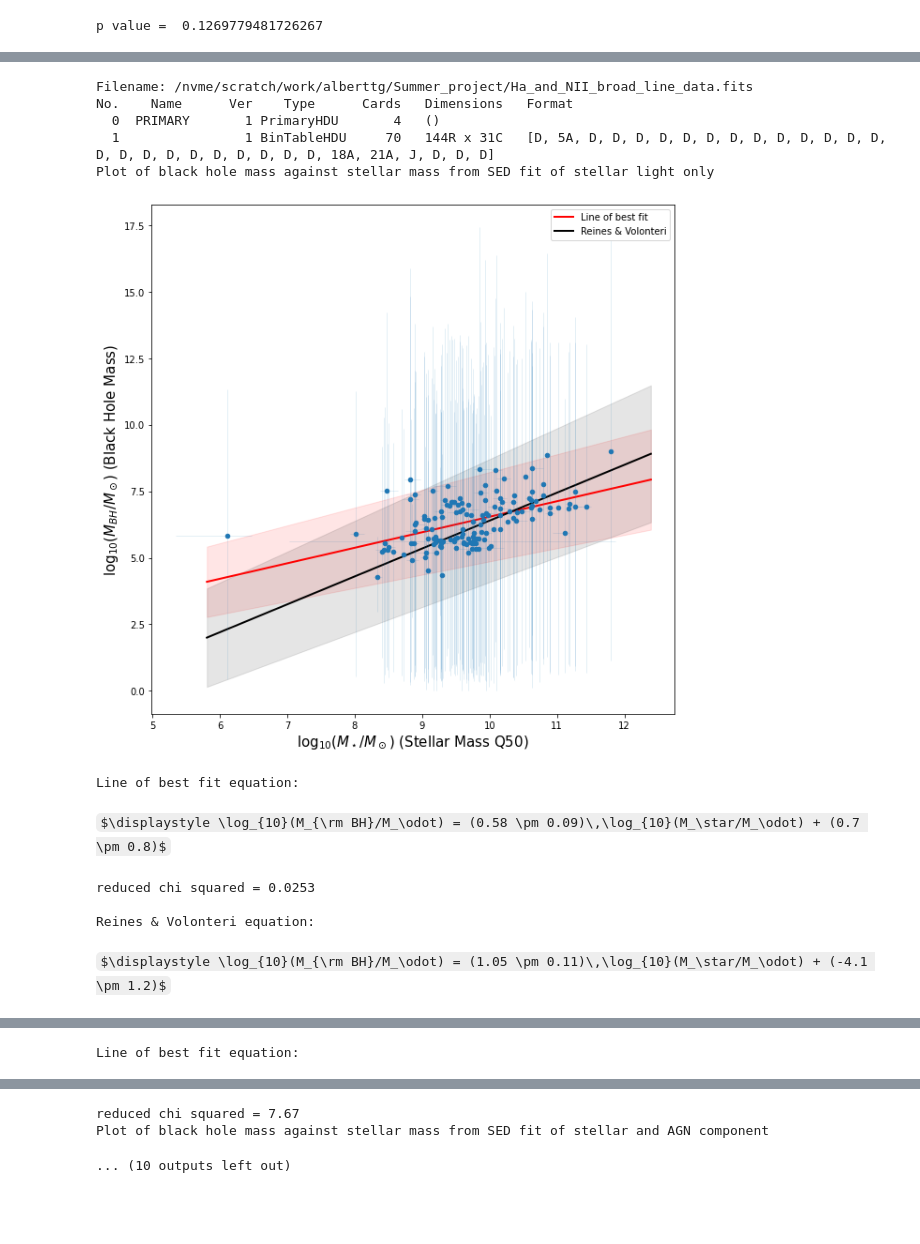
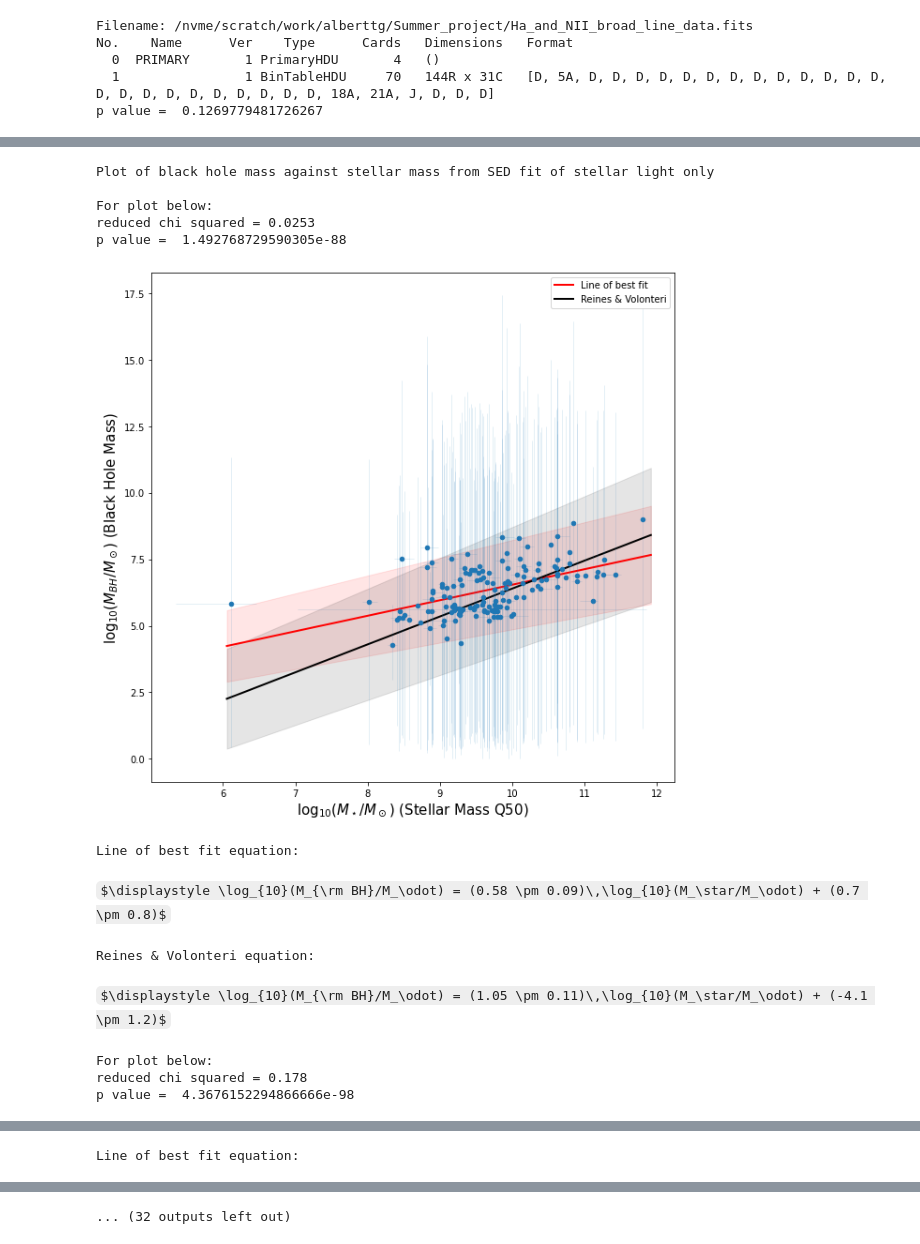
Before and after one commit to a-tg161/Summer_project, a Jupyter notebook: ProSpect_plotting.ipynb, the cells around one changed output, grey strips where cells are left out. Cells and saved outputs as stored; diff of their text form; code cells hidden in the pictures; some formulas as TeX source; blank space fills up the shorter version.

Commit message:
Added more plots

```diff
--- a/ProSpect_plotting.ipynb
+++ b/ProSpect_plotting.ipynb
@@ -164,7 +177,7 @@ def plot_best_fit_with_uncertainty(ax, x, gradient, intercept,
         band_kwargs = {"color": colour, "alpha": 0.1}
 
     # Smooth x values for plotting
-    x_plot = np.linspace(np.min(x)*0.95, np.max(x)*1.05, 500)
+    x_plot = np.linspace(np.min(x)*0.99, np.max(x)*1.01, 500)
 
     # Best-fit line
     y = gradient * x_plot + intercept
@@ -393,7 +455,9 @@ def check_Q50_mass_against_best(mass_Q16, mass_Q50, mass_Q84, mass_best):
     return
 # %%
 def bhsmr_eq(samples):
-
+    """
+    Calculates black hole stellar mass ratio given bh_mass (not logged) and stellar mass, in solar masses.
+    """
     bh_mass = samples[:,0]
     stellar_mass = samples[:,1]
 
@@ -657,58 +788,58 @@ if __name__ == "__main__":
     stellar_AGN_table = open_csv_table("/nvme/scratch/work/alberttg/Summer_project/photoZ_bc03_snorm_fritz_astro_cat.csv")
 
     stellar_AGN_photom = open_csv_table("/nvme/scratch/work/alberttg/Summer_project/photoZ_bc03_snorm_fritz_fit_photom.csv")
+
+    galaxy_table = open_fits_table("/nvme/scratch/work/alberttg/Summer_project/Ha_and_NII_broad_line_data.fits")
 
     # Stellar only mass data:
     stellar_only_mass_best = stellar_only_table["StellarMassBest"].data
     stellar_only_mass_Q16 = stellar_only_table["StellarMassQ16"].data
     stellar_only_mass_Q50 = stellar_only_table["StellarMassQ50"].data
     stellar_only_mass_Q84 = stellar_only_table["StellarMassQ84"].data
     DIC_stellar = stellar_only_table["DIC"].data
 
     # Stellar+AGN mass data:
     stellar_AGN_mass_best = stellar_AGN_table["StellarMassBest"].data
     stellar_AGN_mass_Q16 = stellar_AGN_table["StellarMassQ16"].data
     stellar_AGN_mass_Q50 = stellar_AGN_table["StellarMassQ50"].data
     stellar_AGN_mass_Q84 = stellar_AGN_table["StellarMassQ84"].data
-    DIC_AGN = stellar_AGN_table["DIC"].data
-    AGNlum_Q16 = stellar_AGN_table["AGNlumQ16"].data
-    AGNlum_Q50 = stellar_AGN_table["AGNlumQ50"].data
-    AGNlum_Q84 = stellar_AGN_table["AGNlumQ84"].data
-
 
     plot_stellar_masses(stellar_only_mass_Q16, stellar_only_mass_Q50, stellar_only_mass_Q84,stellar_AGN_mass_Q16, stellar_AGN_mass_Q50, stellar_AGN_mass_Q84)
 
     # check_Q50_mass_against_best(stellar_only_mass_Q16, stellar_only_mass_Q50, stellar_only_mass_Q84, stellar_only_mass_best)
     # Compares stellar only mass Q50 against best
 
     # check_Q50_mass_against_best(stellar_AGN_mass_Q16, stellar_AGN_mass_Q50, stellar_AGN_mass_Q84, stellar_AGN_mass_best)
     # Compares stellar+AGN mass Q50 against best
 
+    print("")
+    print("Plot of black hole mass against stellar mass from SED fit of stellar light only")
+    bhm_vs_sm_plot(galaxy_table, stellar_only_table)
+    bhsmr_plots(galaxy_table, stellar_only_table)
 
-    galaxy_data = open_fits_table("/nvme/scratch/work/alberttg/Summer_project/Ha_and_NII_broad_line_data.fits")
-    log10_bh_mass = galaxy_data["log10_BH_MASS"].data
-    log10_bh_mass_upper_err = galaxy_data["log10_BH_MASS_UPPER_ERR"].data
-    log10_bh_mass_lower_err = galaxy_data["log10_BH_MASS_LOWER_ERR"].data
+    print("")
+    print("Plot of black hole mass against stellar mass from SED fit of stellar and AGN component")
+    bhm_vs_sm_plot(galaxy_table, stellar_AGN_table)
+    bhsmr_plots(galaxy_table, stellar_AGN_table)
 
-    print("Plot of black hole mass against stellar mass from SED fit of stellar light only")
-    bhsmr_plot(log10_bh_mass, log10_bh_mass_lower_err, log10_bh_mass_upper_err, stellar_only_mass_Q16, stellar_only_mass_Q50, stellar_only_mass_Q84)
-    print("Plot of black hole mass against stellar mass from SED fit of stellar and AGN component")
-    bhsmr_plot(log10_bh_mass, log10_bh_mass_lower_err, log10_bh_mass_upper_err, stellar_AGN_mass_Q16, stellar_AGN_mass_Q50, stellar_AGN_mass_Q84)
-
-
-    plot_AGNlum(stellar_only_table, stellar_AGN_table)
+    plot_AGNlum(stellar_only_table, stellar_AGN_table, galaxy_table)
 # %% [output]
+Filename: /nvme/scratch/work/alberttg/Summer_project/Ha_and_NII_broad_line_data.fits
+No.    Name      Ver    Type      Cards   Dimensions   Format
+  0  PRIMARY       1 PrimaryHDU       4   ()
+  1                1 BinTableHDU     70   144R x 31C   [D, 5A, D, D, D, D, D, D, D, D, D, D, D, D, D, D, D, D, D, D, D, D, D, D, D, 18A, 21A, J, D, D, D]
 p value =  0.1269779481726267
 [figure]
-Filename: /nvme/scratch/work/alberttg/Summer_project/Ha_and_NII_broad_line_data.fits
-No.    Name      Ver    Type      Cards   Dimensions   Format
-  0  PRIMARY       1 PrimaryHDU       4   ()
-  1                1 BinTableHDU     70   144R x 31C   [D, 5A, D, D, D, D, D, D, D, D, D, D, D, D, D, D, D, D, D, D, D, D, D, D, D, 18A, 21A, J, D, D, D]
 Plot of black hole mass against stellar mass from SED fit of stellar light only
+
+For plot below:
+reduced chi squared = 0.0253
+p value =  1.492768729590305e-88
-[figure, old version]
+[figure, new version]
 Line of best fit equation:
 $\displaystyle \log_{10}(M_{\rm BH}/M_\odot) = (0.58 \pm 0.09)\,\log_{10}(M_\star/M_\odot) + (0.7 \pm 0.8)$
-reduced chi squared = 0.0253
-
 Reines & Volonteri equation:
 $\displaystyle \log_{10}(M_{\rm BH}/M_\odot) = (1.05 \pm 0.11)\,\log_{10}(M_\star/M_\odot) + (-4.1 \pm 1.2)$
+For plot below:
+reduced chi squared = 0.178
+p value =  4.3676152294866666e-98
@@ -716 +847 @@ $\displaystyle \log_{10}(M_{\rm BH}/M_\odot) = (1.05 \pm 0.11)\,\log_{10}(M_\sta
-Line of best fit equation:
+Line of best fit equation:
@@ -718,3 +849 @@ $\displaystyle \log_{10}(M_{\rm BH}/M_\star) = (0.58 \pm 0.09)\,\log_{10}(M_\sta
-reduced chi squared = 7.67
-Plot of black hole mass against stellar mass from SED fit of stellar and AGN component
-... (10 outputs left out)
+... (32 outputs left out)
```
Also changed, not shown: parts of 7 cells of this notebook.
